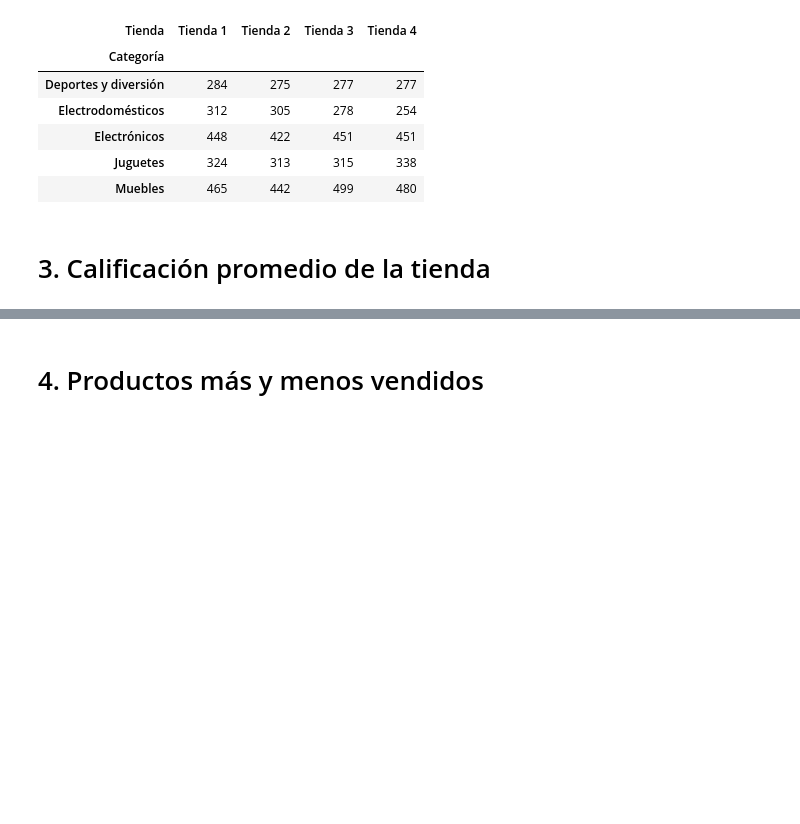
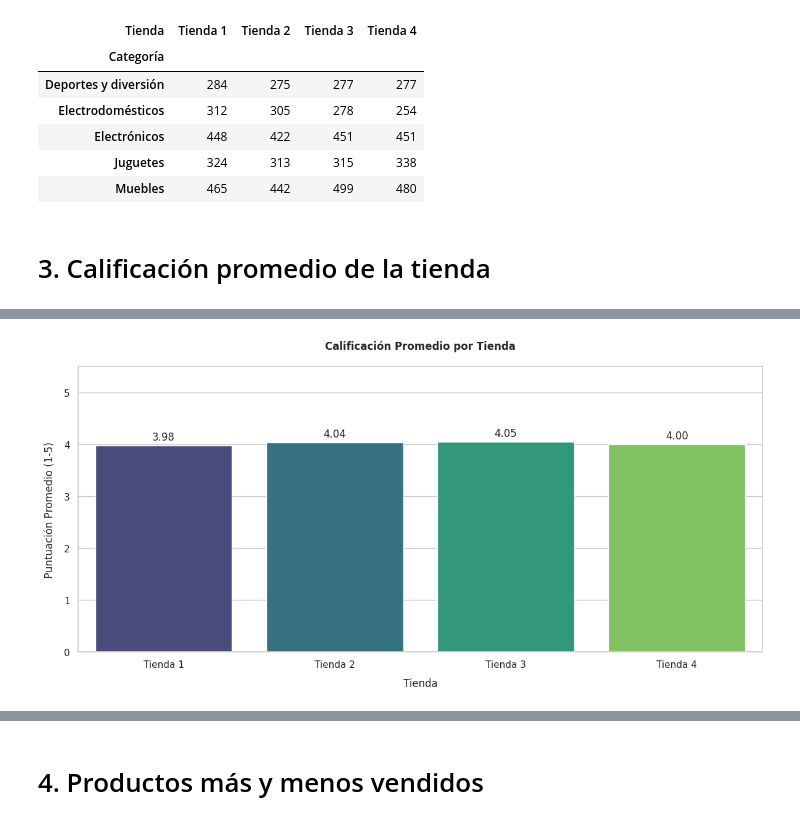
Before and after one commit to Michael0605/CHALLEGE-DATA-SCIENCE-PYTHON, a Jupyter notebook: AluraStoreLatam.ipynb, the cells around one changed output, grey strips where cells are left out. Drawn from its saved outputs; the diff is of its cells as text; code cells hidden in the pictures; blank space fills up the shorter version.

```diff
--- a/AluraStoreLatam.ipynb
+++ b/AluraStoreLatam.ipynb
@@ -346,3 +346,97 @@ Unidades Vendidas por Categoría y Tienda
 | Muebles | 465 | 442 | 499 | 480 |
 # %% [markdown]
 # 3. Calificación promedio de la tienda
+# %%
+import pandas as pd
+import matplotlib.pyplot as plt
+import seaborn as sns
+
+# Configuración de estilos
+sns.set_theme(style="whitegrid")
+plt.figure(figsize=(10, 6))
+
+## 1. Cálculo de calificaciones promedio por tienda
+def calcular_satisfaccion():
+    # Diccionario para almacenar resultados
+    resultados = {
+        'Tienda': ['Tienda 1', 'Tienda 2', 'Tienda 3', 'Tienda 4'],
+        'Calificación Promedio': [
+            tienda['Calificación'].mean(),
+            tienda2['Calificación'].mean(),
+            tienda3['Calificación'].mean(),
+            tienda4['Calificación'].mean()
+        ],
+        'Mediana de Calificación': [
+            tienda['Calificación'].median(),
+            tienda2['Calificación'].median(),
+            tienda3['Calificación'].median(),
+            tienda4['Calificación'].median()
+        ],
+        'Total Reseñas': [
+            len(tienda),
+            len(tienda2),
+            len(tienda3),
+            len(tienda4)
+        ]
+    }
+
+    return pd.DataFrame(resultados)
+
+# Calculamos las métricas
+satisfaccion_df = calcular_satisfaccion().round(2)
+
+## 2. Visualización de resultados
+# Gráfico de barras para calificaciones promedio
+plt.figure(figsize=(12, 6))
+ax = sns.barplot(
+    data=satisfaccion_df,
+    x='Tienda',
+    y='Calificación Promedio',
+    palette='viridis',
+    errorbar=None
+)
+
+# Añadir etiquetas de valor
+for p in ax.patches:
+    ax.annotate(
+        f"{p.get_height():.2f}",
+        (p.get_x() + p.get_width() / 2., p.get_height()),
+        ha='center', va='center',
+        xytext=(0, 10),
+        textcoords='offset points'
+    )
+
+plt.title('Calificación Promedio por Tienda', fontweight='bold', pad=20)
+plt.xlabel('Tienda', labelpad=10)
+plt.ylabel('Puntuación Promedio (1-5)', labelpad=10)
+plt.ylim(0, 5.5)  # La escala de calificación es de 1 a 5
+plt.tight_layout()
+plt.show()
+
+## 3. Análisis detallado
+print("\n🔍 Análisis Detallado de Satisfacción:")
+display(satisfaccion_df.style
+       .background_gradient(subset=['Calificación Promedio'], cmap='RdYlGn', vmin=1, vmax=5)
+       .format({'Calificación Promedio': '{:.2f}', 'Mediana de Calificación': '{:.2f}'})
+       .set_caption('Métricas de Satisfacción del Cliente'))
+
+## 4. Distribución de calificaciones (boxplot)
+plt.figure(figsize=(12, 6))
+sns.boxplot(
+    data=pd.concat([
+        tienda.assign(Tienda='Tienda 1'),
+        tienda2.assign(Tienda='Tienda 2'),
+        tienda3.assign(Tienda='Tienda 3'),
+        tienda4.assign(Tienda='Tienda 4')
+    ]),
+    x='Tienda',
+    y='Calificación',
+    palette='Set2'
+)
+plt.title('Distribución de Calificaciones por Tienda', fontweight='bold', pad=20)
+plt.xlabel('Tienda', labelpad=10)
+plt.ylabel('Calificación', labelpad=10)
+plt.ylim(0, 5.5)
+plt.tight_layout()
+plt.show()
+# %% [output]
@@ -348,0 +447 @@ Unidades Vendidas por Categoría y Tienda
+[figure, added]
```
Also changed, not shown: parts of 4 cells of this notebook.
